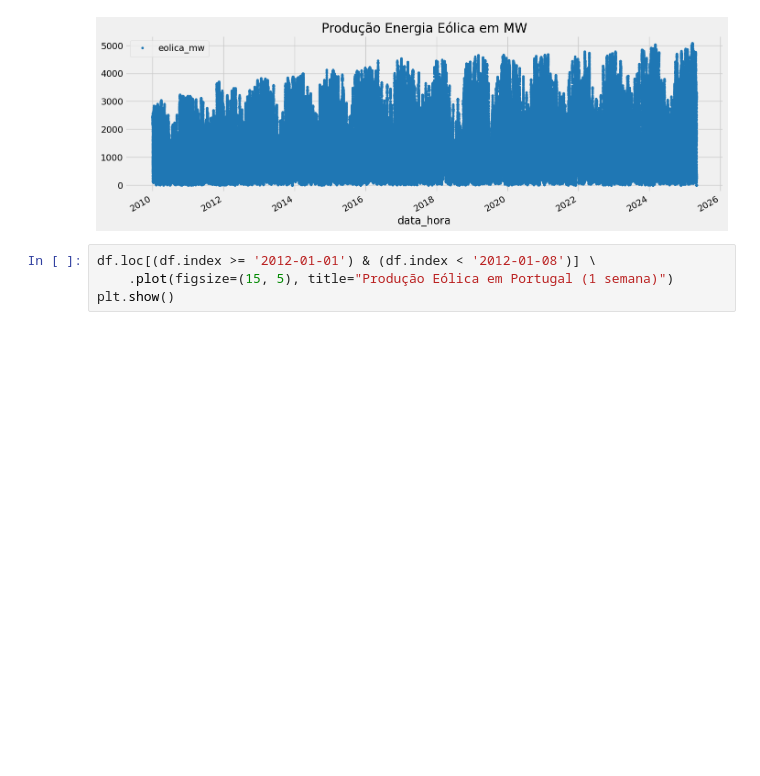
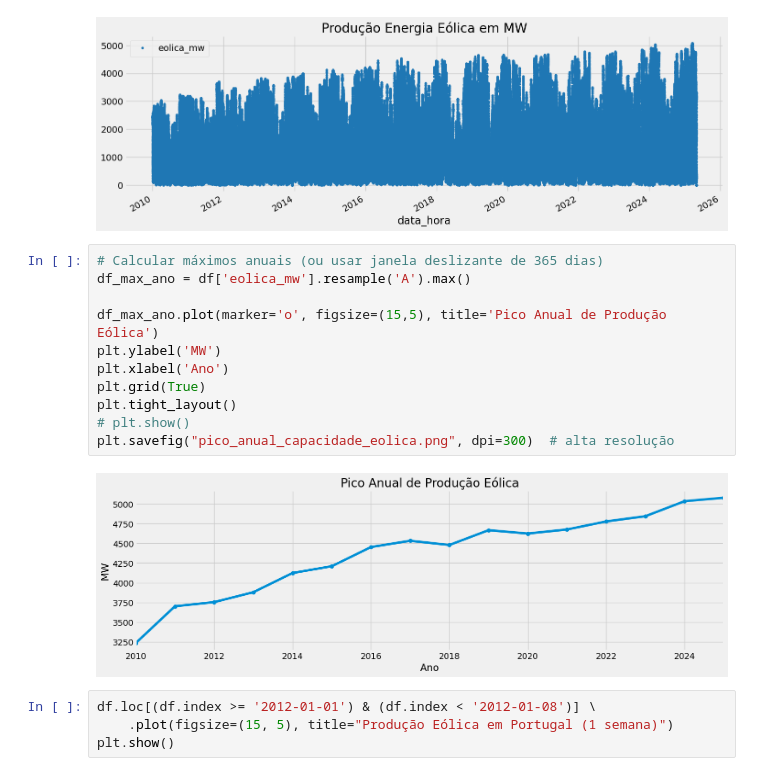
Before and after one commit to tjpoa/wind-energy-forecast, a Jupyter notebook: notebooks/EDA.ipynb, the cells around one changed output. Saved outputs shown, nothing was run; the diff lists cells and outputs as text; blank space fills up the shorter version.

```diff
--- a/notebooks/EDA.ipynb
+++ b/notebooks/EDA.ipynb
@@ -36,6 +36,19 @@ df.plot(style=".",
         title="Produção Energia Eólica em MW");
 # %% [output]
 [figure]
+# %%
+# Calcular máximos anuais (ou usar janela deslizante de 365 dias)
+df_max_ano = df['eolica_mw'].resample('A').max()
+
+df_max_ano.plot(marker='o', figsize=(15,5), title='Pico Anual de Produção Eólica')
+plt.ylabel('MW')
+plt.xlabel('Ano')
+plt.grid(True)
+plt.tight_layout()
+# plt.show()
+plt.savefig("pico_anual_capacidade_eolica.png", dpi=300)  # alta resolução
+# %% [output]
+[figure, added]
 # %%
 df.loc[(df.index >= '2012-01-01') & (df.index < '2012-01-08')] \
     .plot(figsize=(15, 5), title="Produção Eólica em Portugal (1 semana)")
```
Also changed, not shown: 1 other file.
